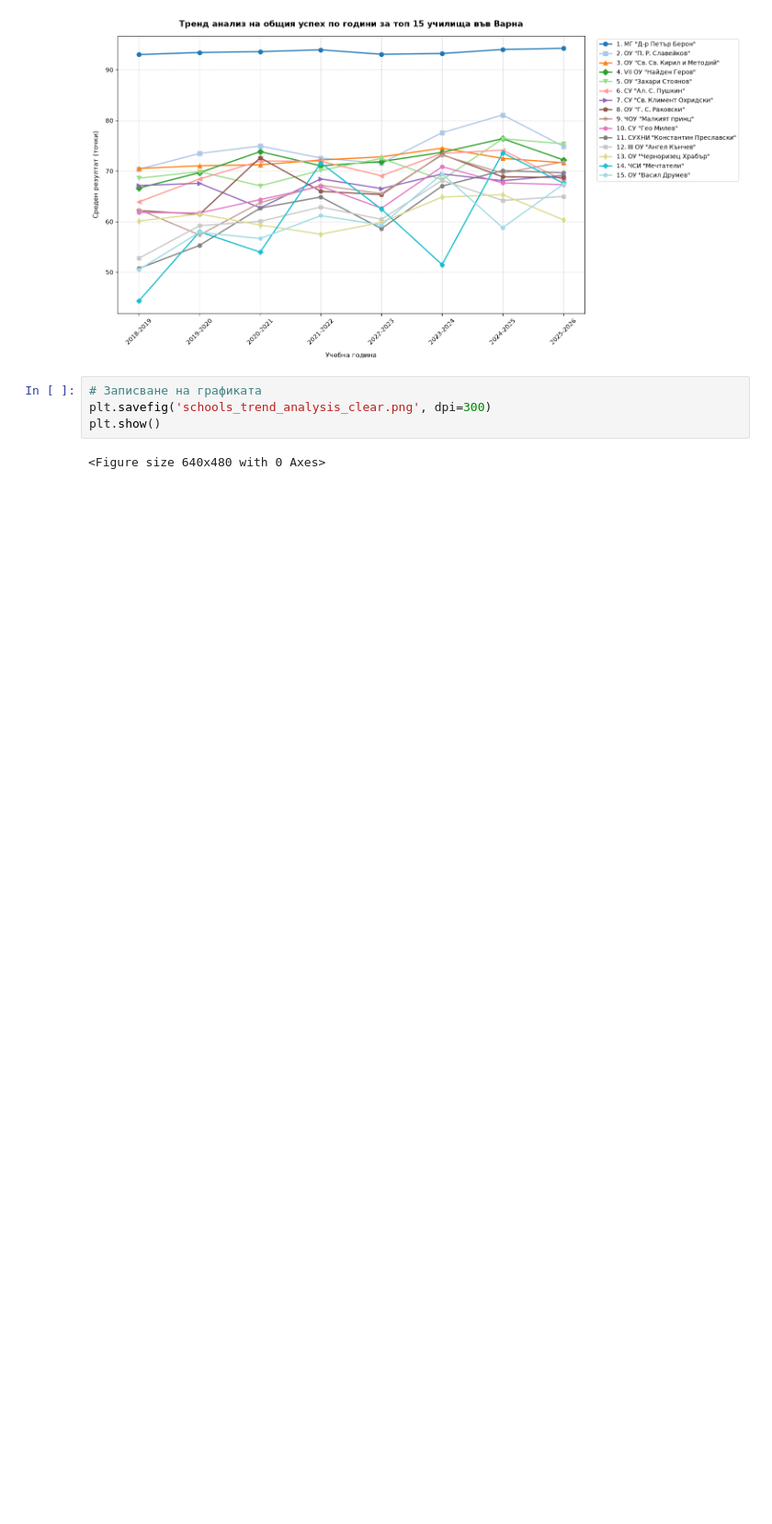
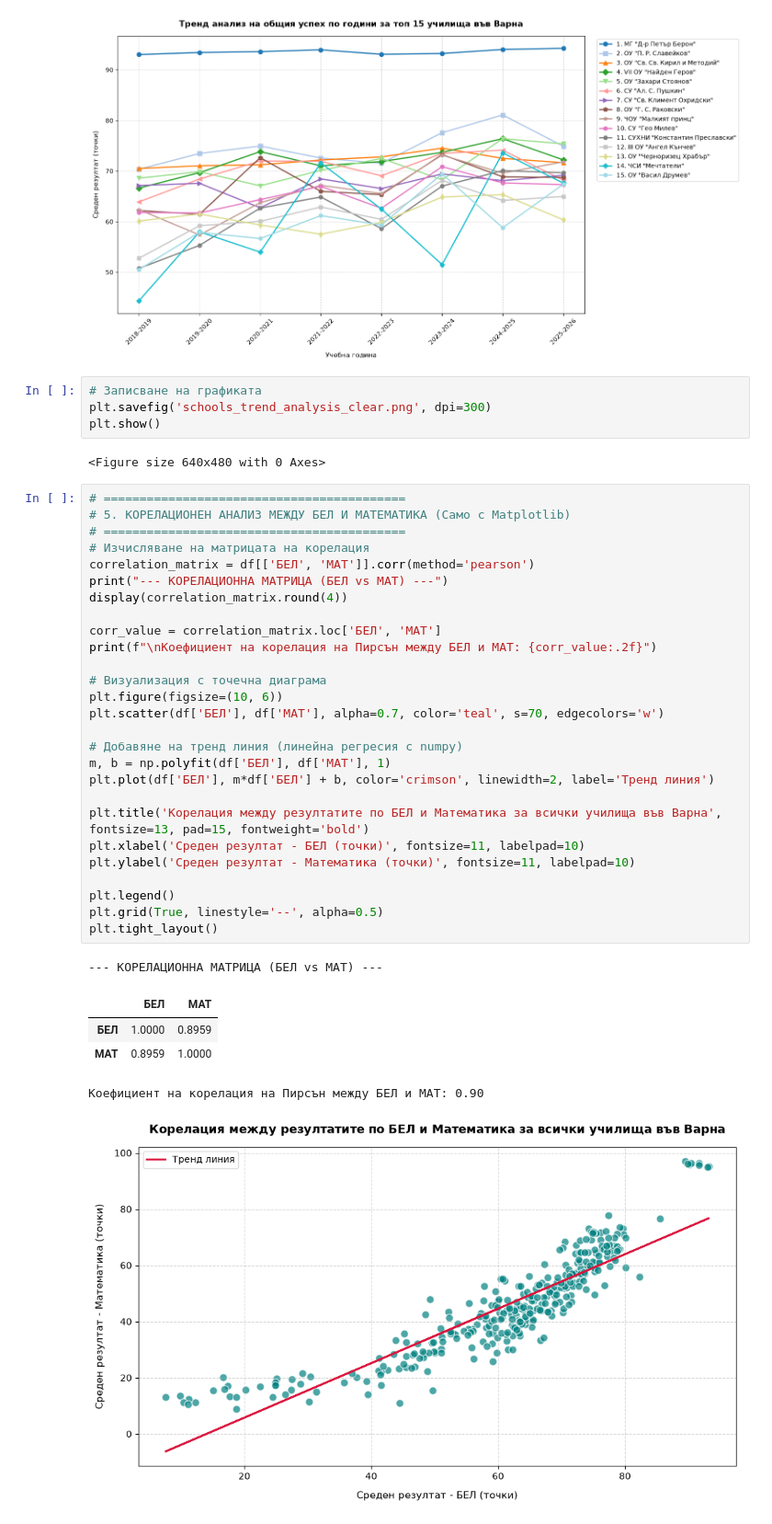
Before and after one commit to MariaDimitrova29/Math-concepts-Exam-project, a Jupyter notebook: varna_schools_analysis.ipynb, the cells around one changed output. Shown at 92% size. Cells and saved outputs as stored; diff of their text form; blank space fills up the shorter version.

Commit message:
Adding bel vs mat correlation

```diff
--- a/varna_schools_analysis.ipynb
+++ b/varna_schools_analysis.ipynb
@@ -159,3 +159,37 @@ plt.savefig('schools_trend_analysis_clear.png', dpi=300)
 plt.show()
 # %% [output]
 <Figure size 640x480 with 0 Axes>
+# %%
+# ==========================================
+# 5. КОРЕЛАЦИОНЕН АНАЛИЗ МЕЖДУ БЕЛ И МАТЕМАТИКА (Само с Matplotlib)
+# ==========================================
+# Изчисляване на матрицата на корелация
+correlation_matrix = df[['БЕЛ', 'МАТ']].corr(method='pearson')
+print("--- КОРЕЛАЦИОННА МАТРИЦА (БЕЛ vs МАТ) ---")
+display(correlation_matrix.round(4))
+
+corr_value = correlation_matrix.loc['БЕЛ', 'МАТ']
+print(f"\nКоефициент на корелация на Пирсън между БЕЛ и МАТ: {corr_value:.2f}")
+
+# Визуализация с точечна диаграма
+plt.figure(figsize=(10, 6))
+plt.scatter(df['БЕЛ'], df['МАТ'], alpha=0.7, color='teal', s=70, edgecolors='w')
+
+# Добавяне на тренд линия (линейна регресия с numpy)
+m, b = np.polyfit(df['БЕЛ'], df['МАТ'], 1)
+plt.plot(df['БЕЛ'], m*df['БЕЛ'] + b, color='crimson', linewidth=2, label='Тренд линия')
+
+plt.title('Корелация между резултатите по БЕЛ и Математика за всички училища във Варна', fontsize=13, pad=15, fontweight='bold')
+plt.xlabel('Среден резултат - БЕЛ (точки)', fontsize=11, labelpad=10)
+plt.ylabel('Среден резултат - Математика (точки)', fontsize=11, labelpad=10)
+
+plt.legend()
+plt.grid(True, linestyle='--', alpha=0.5)
+plt.tight_layout()
+# %% [output]
+--- КОРЕЛАЦИОННА МАТРИЦА (БЕЛ vs МАТ) ---
+|  | БЕЛ | МАТ |
+| БЕЛ | 1.0000 | 0.8959 |
+| МАТ | 0.8959 | 1.0000 |
+Коефициент на корелация на Пирсън между БЕЛ и МАТ: 0.90
+[figure, added]
```
Also changed, not shown: parts of 1 cell of this notebook, 1 other file.
